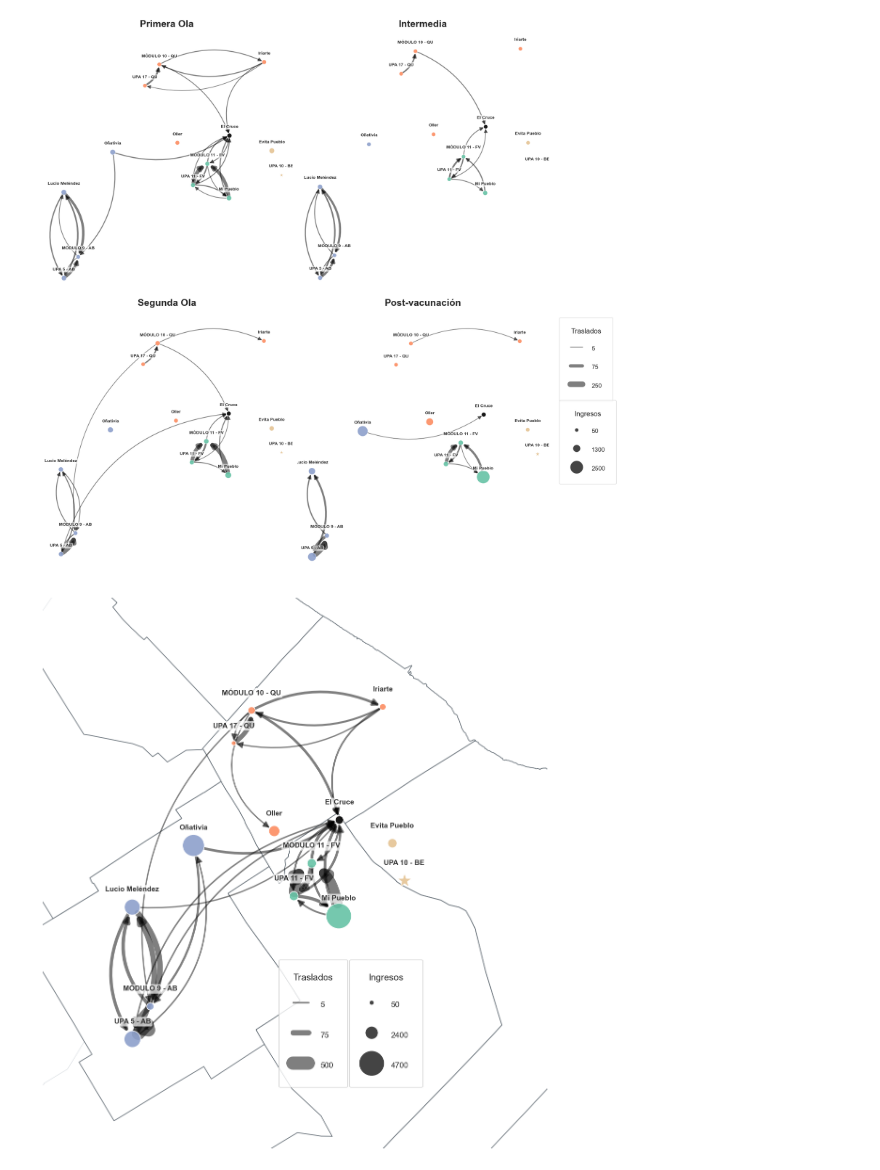
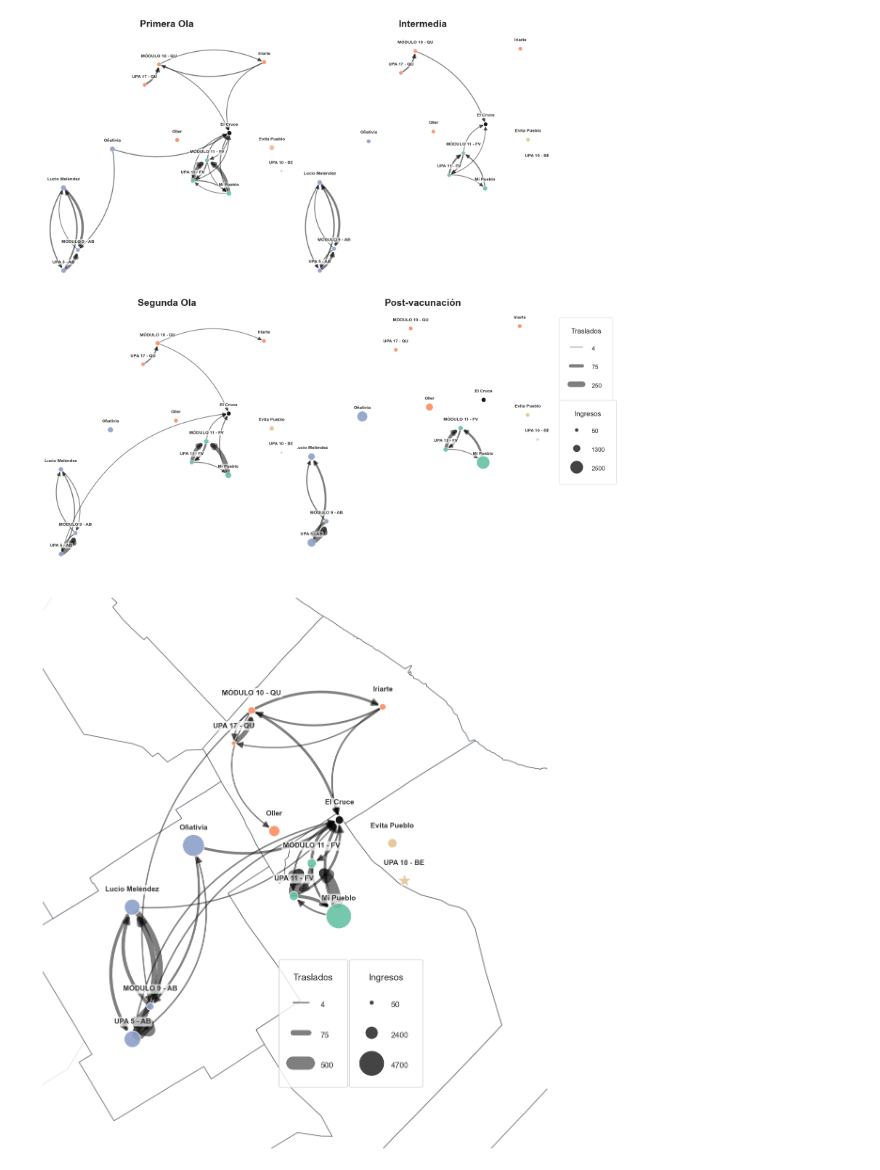
Before and after one commit to micagonzdark/RedesHospitales, a Jupyter notebook: JAIIO_notebooks/01_redes_basico.ipynb, the cells around one changed output. Cells and saved outputs as stored; diff of their text form; code cells hidden in the pictures.

Commit message:
MODIFY SPECIFICS to export the graphics

```diff
--- a/JAIIO_notebooks/01_redes_basico.ipynb
+++ b/JAIIO_notebooks/01_redes_basico.ipynb
@@ -215,9 +218,17 @@ mask_val_g = (
     (df_aristas_traslados['hospital_destino'].isin(hospitales_conocidos)) &
     (df_aristas_traslados['hospital_ingreso'] != df_aristas_traslados['hospital_destino'])
 )
-df_aristas_validas = df_aristas_traslados[mask_val_g]
 
-# 2. Agrupamientos globales compartidos
+# APLICACIÓN DE UMBRALES GLOBALES:
+# df_aristas_validas se usará EXCLUSIVAMENTE para visualización de grafos/mapas
+df_aristas_validas = df_aristas_traslados[mask_val_g].copy()
+conteo_aristas = df_aristas_validas.groupby(['hospital_ingreso', 'hospital_destino']).size()
+aristas_a_dibujar = conteo_aristas[conteo_aristas >= UMBRAL_MIN_TRASLADOS_GRAFICO].index
+
+# Solo filtramos para la visualización
+df_aristas_visualizacion = df_aristas_validas.set_index(['hospital_ingreso', 'hospital_destino']).loc[aristas_a_dibujar].reset_index()
+
+# 2. Agrupamientos globales compartidos (Basados en el universo descriptivo completo)
 traslados_globales_grp = df_aristas_validas.groupby(['hospital_ingreso', 'hospital_destino']).size()
 ingresos_globales_ser = df_base[df_base['hospital_origen'].isin(hospitales_conocidos)]['hospital_origen'].value_counts()
 
@@ -242,35 +253,35 @@ v_max_enc, i_max_enc = 0, 0
 for idx, (titulo, inicio, fin) in enumerate(PERIODOS):
     ax = axes.flatten()[idx]
     ax.set_title(titulo, fontsize=22, fontweight='bold', pad=20)
 
     # Filtros temporales rápidos
     df_p_per = df_base[df_base['fecha_ingreso'].between(inicio, fin)]
     df_t_per = df_aristas_validas[df_aristas_validas['fecha_egreso'].between(inicio, fin)]
 
     ingresos_ser = df_p_per['hospital_origen'].value_counts()
     traslados_ser = df_t_per.groupby(['hospital_ingreso', 'hospital_destino']).size()
-    traslados_dib = traslados_ser[traslados_ser > 2].reset_index(name='peso')
+    traslados_dib = traslados_ser[traslados_ser >= UMBRAL_MIN_TRASLADOS_GRAFICO].reset_index(name='peso')
 
     if not traslados_dib.empty: v_max_enc = max(v_max_enc, traslados_dib['peso'].max())
     if not ingresos_ser.empty: i_max_enc = max(i_max_enc, ingresos_ser.max())
 
     G = nx.DiGraph()
     for _, row in df_coordenadas.iterrows():
         n_ing = ingresos_ser.get(row['hospital'], 0)
         sz = aplicar_escala_visual(n_ing, max_ing_glob, cfg_grilla['min_tamano'], cfg_grilla['max_tamano'], cfg_grilla['escala_nodo'])
         G.add_node(row['hospital'], pos=(row['lon'], row['lat']), color=row.get('color_rgb', 'grey'), size=sz, shape=MAPA_FORMAS.get(row['shape'], 'o'), alpha=0.9 if n_ing > 0 else 0.4)
 
     for _, row_t in traslados_dib.iterrows():
         G.add_edge(row_t['hospital_ingreso'], row_t['hospital_destino'], weight=row_t['peso'])
 
     dibujar_grafo_nx(ax, G, nx.get_node_attributes(G, 'pos'), max_tras_glob, max_ing_glob, cfg_grilla)
 
 generar_leyendas(axes.flatten()[-1], v_max_enc, 50, i_max_enc, max_tras_glob, max_ing_glob, cfg_grilla, [(1.03, 1.0), None, (1.03, 0.68)])
 plt.tight_layout(rect=[0, 0, 0.85, 1])
 guardar_pdf('evo_panel2x2_redes_por_periodo', subcarpeta='evolucion')
 plt.show()
 # %% [output]
-[figure, old version]
+[figure, new version]
 # %%
 # GRÁFICO 2: MAPA GEOPANDAS
 # ==========================================
```
Also changed, not shown: parts of 20 cells of this notebook, 11 other files.
